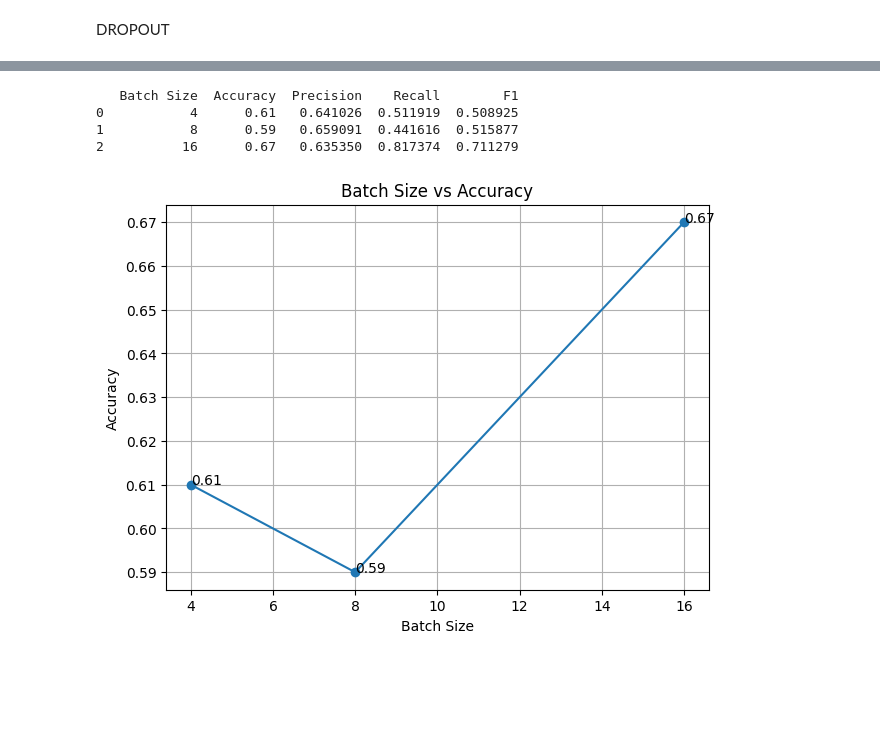
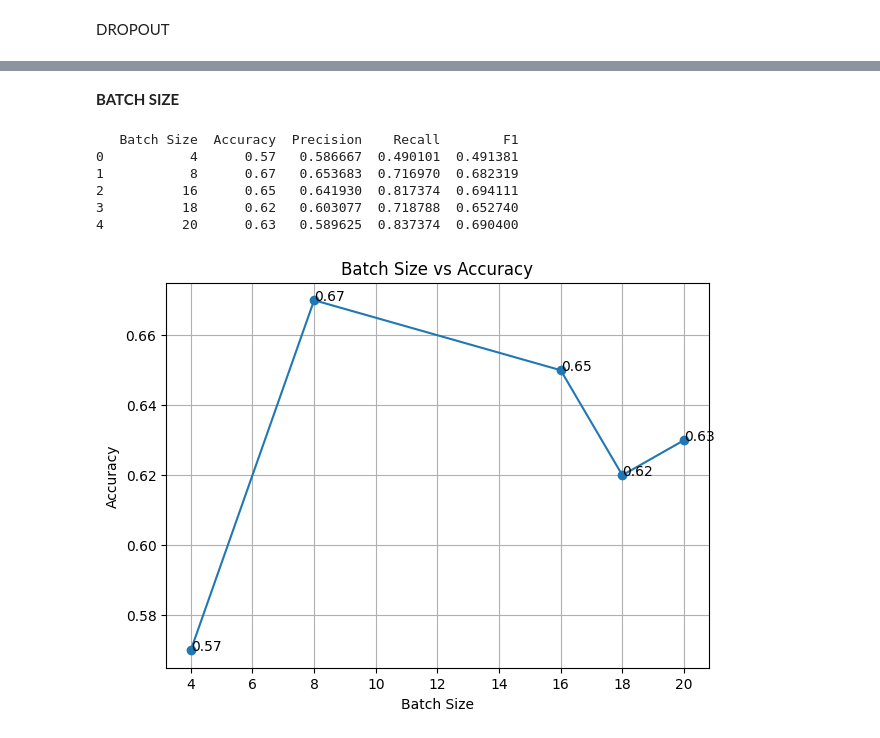
Before and after one commit to zencod-646/VOWEL_A, a Jupyter notebook: VOWEL A.ipynb, the cells around one changed output, grey strips where cells are left out. Cells and saved outputs as stored; diff of their text form; code cells hidden in the pictures; blank space fills up the shorter version.

```diff
--- a/VOWEL A.ipynb
+++ b/VOWEL A.ipynb
@@ -4009,3 +4011,5 @@ plt.show()
+# %% [markdown]
+**BATCH SIZE**
 # %%
 import numpy as np
 import pandas as pd
@@ -4020,7 +4024,7 @@ from tensorflow.keras.layers import Conv2D, MaxPooling2D, Flatten, Dense, Dropou
 from tensorflow.keras.callbacks import EarlyStopping
 from tensorflow.keras import backend as K
 
-batch_sizes = [4, 8, 16]
+batch_sizes = [4, 8, 16,18,20]
 
 results = []
 
@@ -4130,34 +4134,36 @@ results_df = pd.DataFrame(
         "Accuracy",
         "Precision",
         "Recall",
         "F1"
     ]
 )
 
 print(results_df)
 
 # Plot
 plt.figure(figsize=(7,5))
 
 plt.plot(
     results_df["Batch Size"],
     results_df["Accuracy"],
     marker='o'
 )
 
 for x, y_ in zip(
         results_df["Batch Size"],
         results_df["Accuracy"]):
     plt.text(x, y_, f"{y_:.2f}")
 
 plt.xlabel("Batch Size")
 plt.ylabel("Accuracy")
 plt.title("Batch Size vs Accuracy")
 plt.grid()
 plt.show()
 # %% [output]
    Batch Size  Accuracy  Precision    Recall        F1
-0           4      0.61   0.641026  0.511919  0.508925
-1           8      0.59   0.659091  0.441616  0.515877
-2          16      0.67   0.635350  0.817374  0.711279
+0           4      0.57   0.586667  0.490101  0.491381
+1           8      0.67   0.653683  0.716970  0.682319
+2          16      0.65   0.641930  0.817374  0.694111
+3          18      0.62   0.603077  0.718788  0.652740
+4          20      0.63   0.589625  0.837374  0.690400
-[figure, old version]
+[figure, new version]
```
Also changed, not shown: parts of 12 cells of this notebook.
